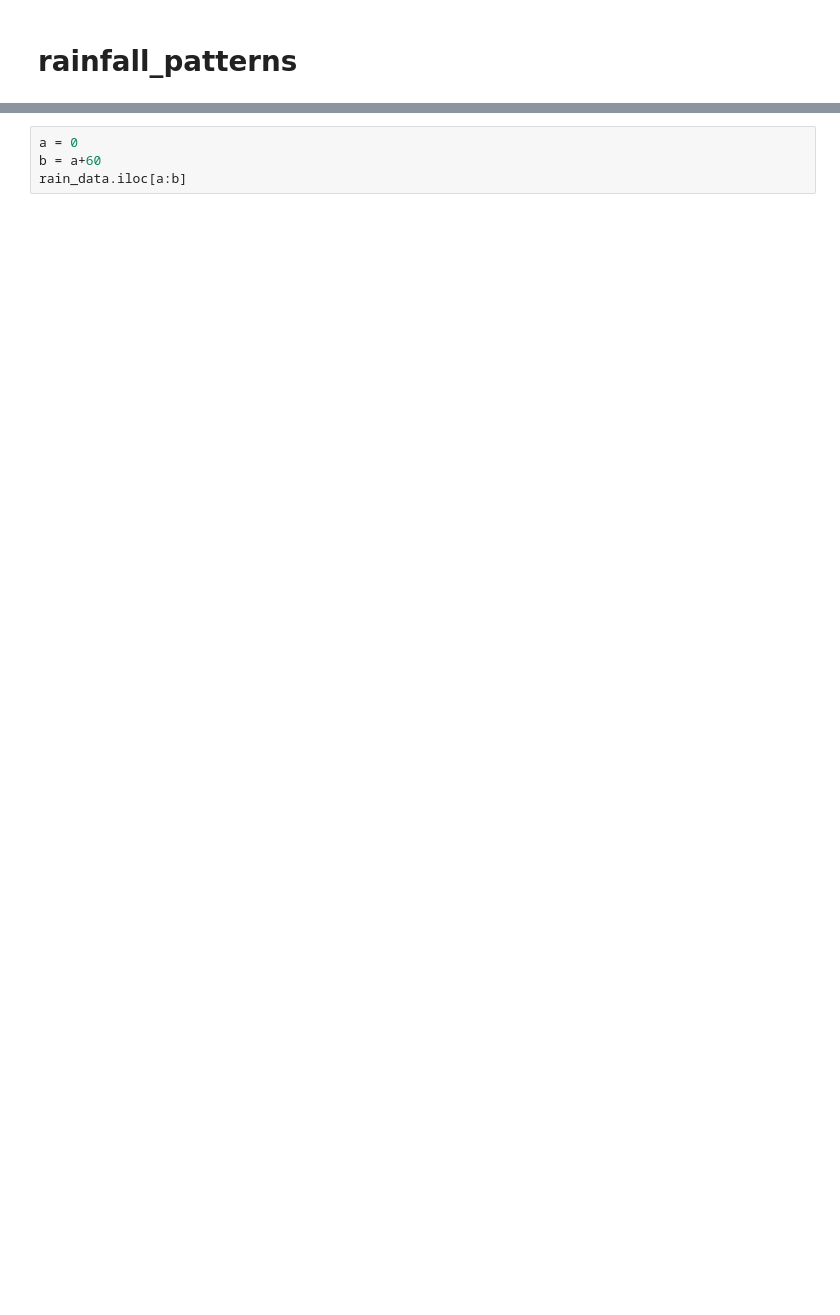
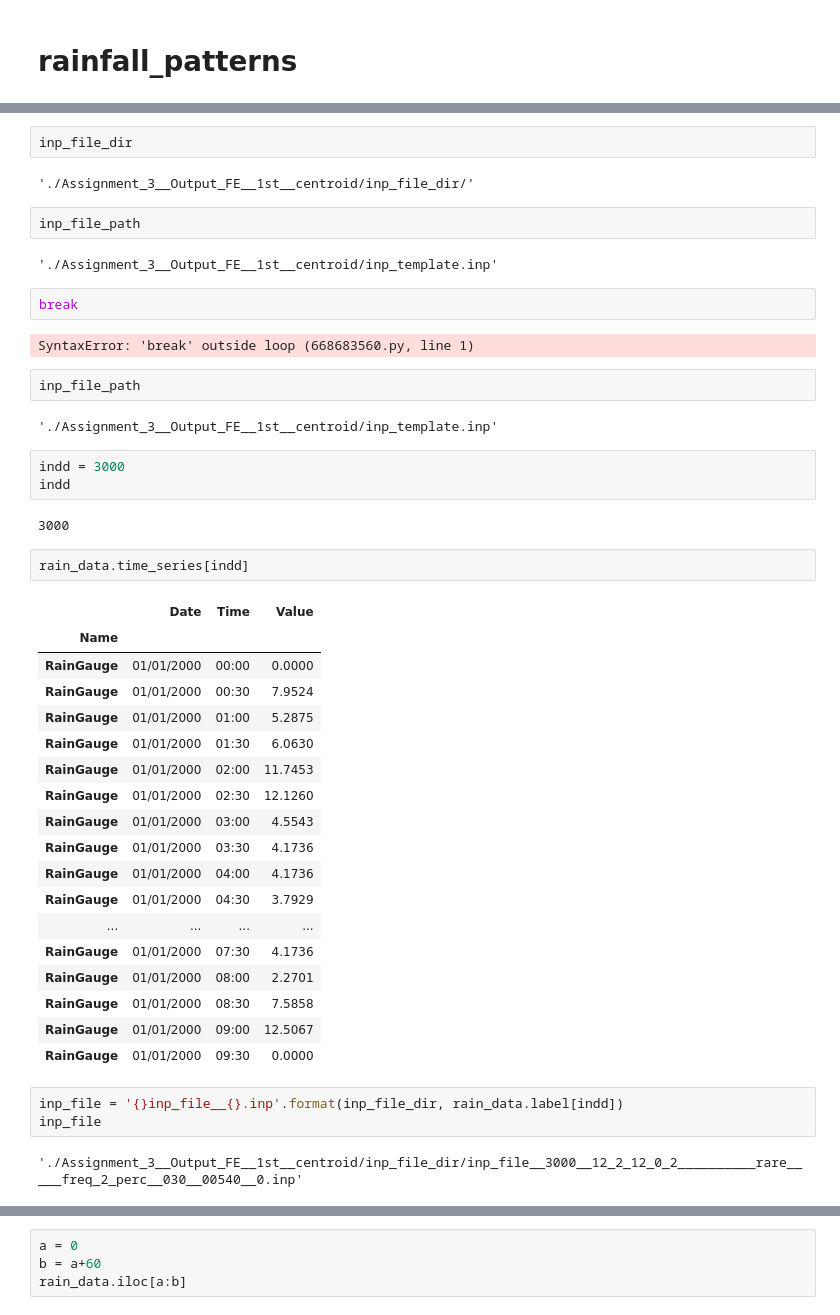
Before and after one commit to Holger-Paxi/Flood_Estimation, a Jupyter notebook: Assignment_3__1st.ipynb, the cells around one changed output, grey strips where cells are left out. Drawn from its saved outputs; the diff is of its cells as text; blank space fills up the shorter version.

Commit message:
PROGRESS assignment 3

```diff
--- a/Assignment_3__1st.ipynb
+++ b/Assignment_3__1st.ipynb
@@ -704,0 +828,47 @@ SyntaxError: 'break' outside loop (668683560.py, line 1)
+# %%
+inp_file_dir
+# %% [output]
+'./Assignment_3__Output_FE__1st__centroid/inp_file_dir/'
+# %%
+inp_file_path
+# %% [output]
+'./Assignment_3__Output_FE__1st__centroid/inp_template.inp'
+# %%
+break
+# %% [output]
+SyntaxError: 'break' outside loop (668683560.py, line 1)
+# %%
+inp_file_path
+# %% [output]
+'./Assignment_3__Output_FE__1st__centroid/inp_template.inp'
+# %%
+indd = 3000
+indd
+# %% [output]
+3000
+# %%
+rain_data.time_series[indd]
+# %% [output]
+|  | Date | Time | Value |
+| Name |  |  |  |
+| RainGauge | 01/01/2000 | 00:00 | 0.0000 |
+| RainGauge | 01/01/2000 | 00:30 | 7.9524 |
+| RainGauge | 01/01/2000 | 01:00 | 5.2875 |
+| RainGauge | 01/01/2000 | 01:30 | 6.0630 |
+| RainGauge | 01/01/2000 | 02:00 | 11.7453 |
+| RainGauge | 01/01/2000 | 02:30 | 12.1260 |
+| RainGauge | 01/01/2000 | 03:00 | 4.5543 |
+| RainGauge | 01/01/2000 | 03:30 | 4.1736 |
+| RainGauge | 01/01/2000 | 04:00 | 4.1736 |
+| RainGauge | 01/01/2000 | 04:30 | 3.7929 |
+| ... | ... | ... | ... |
+| RainGauge | 01/01/2000 | 07:30 | 4.1736 |
+| RainGauge | 01/01/2000 | 08:00 | 2.2701 |
+| RainGauge | 01/01/2000 | 08:30 | 7.5858 |
+| RainGauge | 01/01/2000 | 09:00 | 12.5067 |
+| RainGauge | 01/01/2000 | 09:30 | 0.0000 |
+# %%
+inp_file = '{}inp_file__{}.inp'.format(inp_file_dir, rain_data.label[indd])
+inp_file
+# %% [output]
+'./Assignment_3__Output_FE__1st__centroid/inp_file_dir/inp_file__3000__12_2_12_0_2__________rare_____freq_2_perc__030__00540__0.inp'
```
Also changed, not shown: parts of 79 cells of this notebook, 2 other files.
